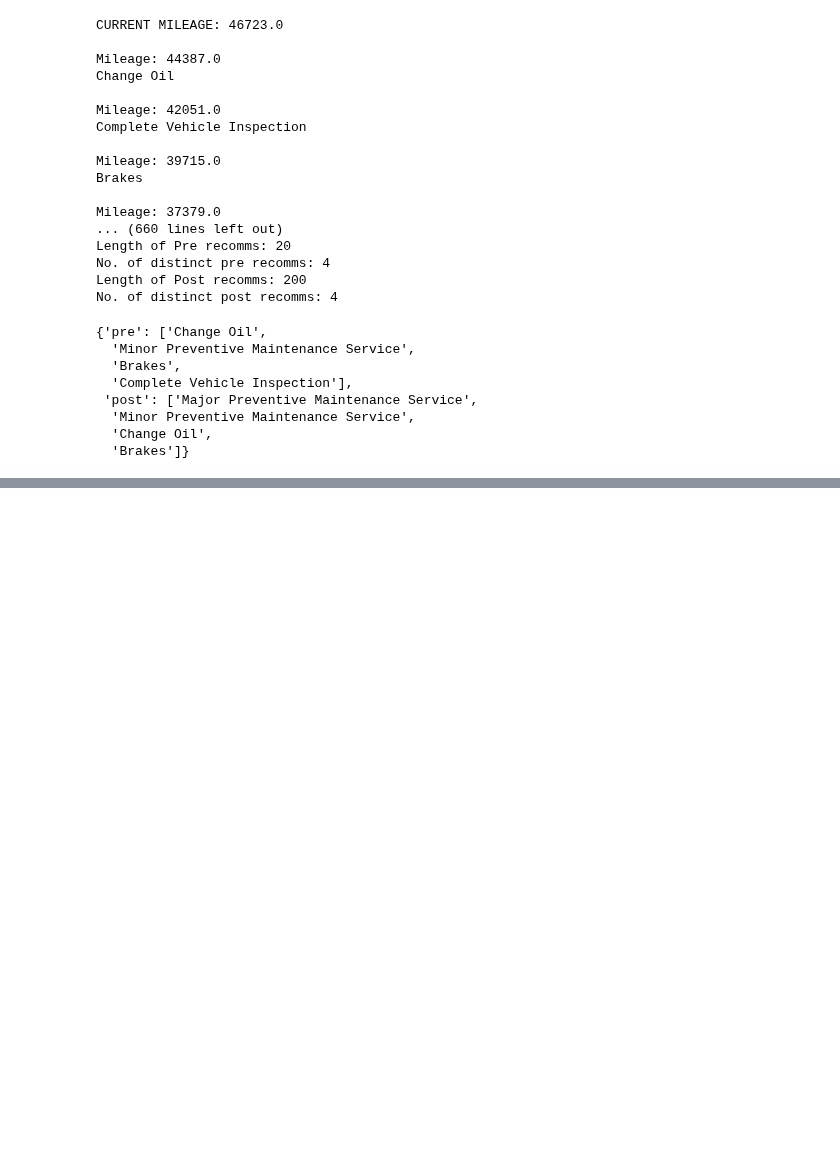
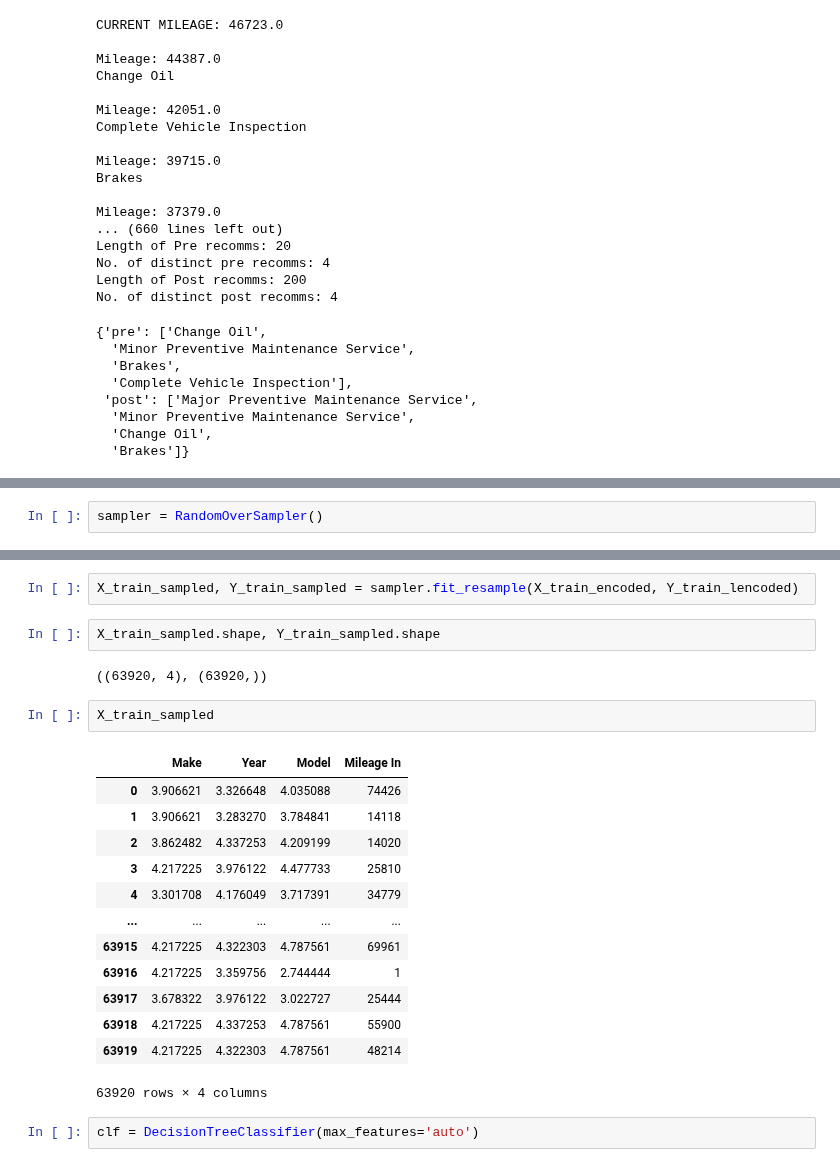
Before and after one commit to just-paul/capstone-autoserved, a Jupyter notebook: Final ntbks/capstone_clean-Model2.ipynb, the cells around one changed output, grey strips where cells are left out. Cells and saved outputs as stored; diff of their text form; blank space fills up the shorter version.

```diff
--- a/Final ntbks/capstone_clean-Model2.ipynb
+++ b/Final ntbks/capstone_clean-Model2.ipynb
@@ -877,0 +880,2 @@ No. of distinct post recomms: 4
+# %%
+sampler = RandomOverSampler()
@@ -877,0 +911,24 @@ No. of distinct post recomms: 4
+# %%
+X_train_sampled, Y_train_sampled = sampler.fit_resample(X_train_encoded, Y_train_lencoded)
+# %%
+X_train_sampled.shape, Y_train_sampled.shape
+# %% [output]
+((63920, 4), (63920,))
+# %%
+X_train_sampled
+# %% [output]
+|  | Make | Year | Model | Mileage In |
+| 0 | 3.906621 | 3.326648 | 4.035088 | 74426 |
+| 1 | 3.906621 | 3.283270 | 3.784841 | 14118 |
+| 2 | 3.862482 | 4.337253 | 4.209199 | 14020 |
+| 3 | 4.217225 | 3.976122 | 4.477733 | 25810 |
+| 4 | 3.301708 | 4.176049 | 3.717391 | 34779 |
+| ... | ... | ... | ... | ... |
+| 63915 | 4.217225 | 4.322303 | 4.787561 | 69961 |
+| 63916 | 4.217225 | 3.359756 | 2.744444 | 1 |
+| 63917 | 3.678322 | 3.976122 | 3.022727 | 25444 |
+| 63918 | 4.217225 | 4.337253 | 4.787561 | 55900 |
+| 63919 | 4.217225 | 4.322303 | 4.787561 | 48214 |
+63920 rows × 4 columns
+# %%
+clf = DecisionTreeClassifier(max_features='auto')
```
Also changed, not shown: parts of 7 cells of this notebook, 1 other file.
